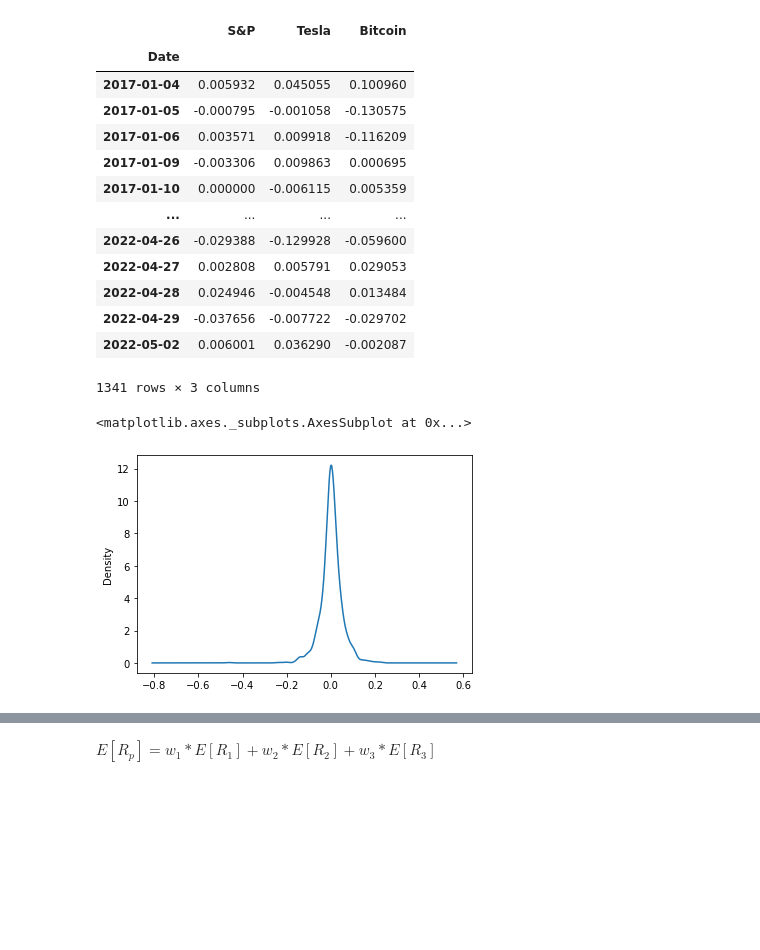
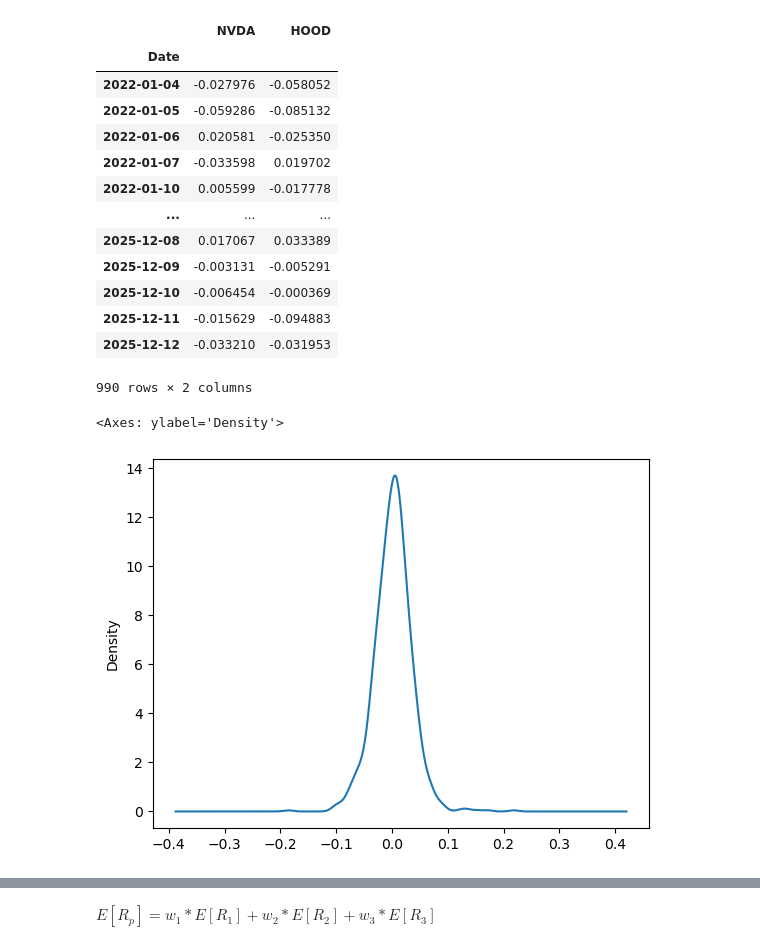
Before and after one commit to Wenbo-Git/Finance, a Jupyter notebook: Portfolio Management/Portfolio Optimization/Portfolio Optimization.ipynb, the cells around one changed output, grey strips where cells are left out. Saved outputs shown, nothing was run; the diff lists cells and outputs as text; code cells hidden in the pictures; blank space fills up the shorter version.

```diff
--- a/Portfolio Management/Portfolio Optimization/Portfolio Optimization.ipynb
+++ b/Portfolio Management/Portfolio Optimization/Portfolio Optimization.ipynb
@@ -21,0 +8,8 @@ btc = pdr.DataReader('BTC-USD', start, end , data_source='yahoo')["Close"]
+# %%
+start = datetime.strptime('2022-01-01', '%Y-%m-%d')
+end = datetime.strptime('2025-12-13', '%Y-%m-%d')
+ticker_1="NVDA"
+ticker_2="HOOD"
+
+asset_1 = yf.download(ticker_1, start, end)
+asset_2 = yf.download(ticker_2, start, end)
@@ -37,6 +51,6 @@ plt.grid(True)
 # %%
-data = pd.concat([spy, tsla, btc],axis=1).dropna()
-data.columns = ["S&P", "Tesla", "Bitcoin"]
+data = pd.concat([asset_1["Close"], asset_2["Close"]],axis=1).dropna()
+data.columns = [ticker_1, ticker_2]
 N = len(data.columns)
 data
 # %% [output]
@@ -58,22 +72,22 @@ data
 log_rets = np.log(data/data.shift(1)).dropna()
 log_rets
 # %% [output]
-|  | S&P | Tesla | Bitcoin |
-| Date |  |  |  |
-| 2017-01-04 | 0.005932 | 0.045055 | 0.100960 |
-| 2017-01-05 | -0.000795 | -0.001058 | -0.130575 |
-| 2017-01-06 | 0.003571 | 0.009918 | -0.116209 |
-| 2017-01-09 | -0.003306 | 0.009863 | 0.000695 |
-| 2017-01-10 | 0.000000 | -0.006115 | 0.005359 |
-| ... | ... | ... | ... |
-| 2022-04-26 | -0.029388 | -0.129928 | -0.059600 |
-| 2022-04-27 | 0.002808 | 0.005791 | 0.029053 |
-| 2022-04-28 | 0.024946 | -0.004548 | 0.013484 |
-| 2022-04-29 | -0.037656 | -0.007722 | -0.029702 |
-| 2022-05-02 | 0.006001 | 0.036290 | -0.002087 |
+|  | NVDA | HOOD |
+| Date |  |  |
+| 2022-01-04 | -0.027976 | -0.058052 |
+| 2022-01-05 | -0.059286 | -0.085132 |
+| 2022-01-06 | 0.020581 | -0.025350 |
+| 2022-01-07 | -0.033598 | 0.019702 |
+| 2022-01-10 | 0.005599 | -0.017778 |
+| ... | ... | ... |
+| 2025-12-08 | 0.017067 | 0.033389 |
+| 2025-12-09 | -0.003131 | -0.005291 |
+| 2025-12-10 | -0.006454 | -0.000369 |
+| 2025-12-11 | -0.015629 | -0.094883 |
+| 2025-12-12 | -0.033210 | -0.031953 |
-1341 rows × 3 columns
+990 rows × 2 columns
 # %%
-log_rets["Bitcoin"].plot(kind = "kde")
+log_rets[ticker_1].plot(kind = "kde")
 # %% [output]
-<matplotlib.axes._subplots.AxesSubplot at 0x...>
+<Axes: ylabel='Density'>
-[figure, old version]
+[figure, new version]
```
Also changed, not shown: parts of 18 cells of this notebook.
